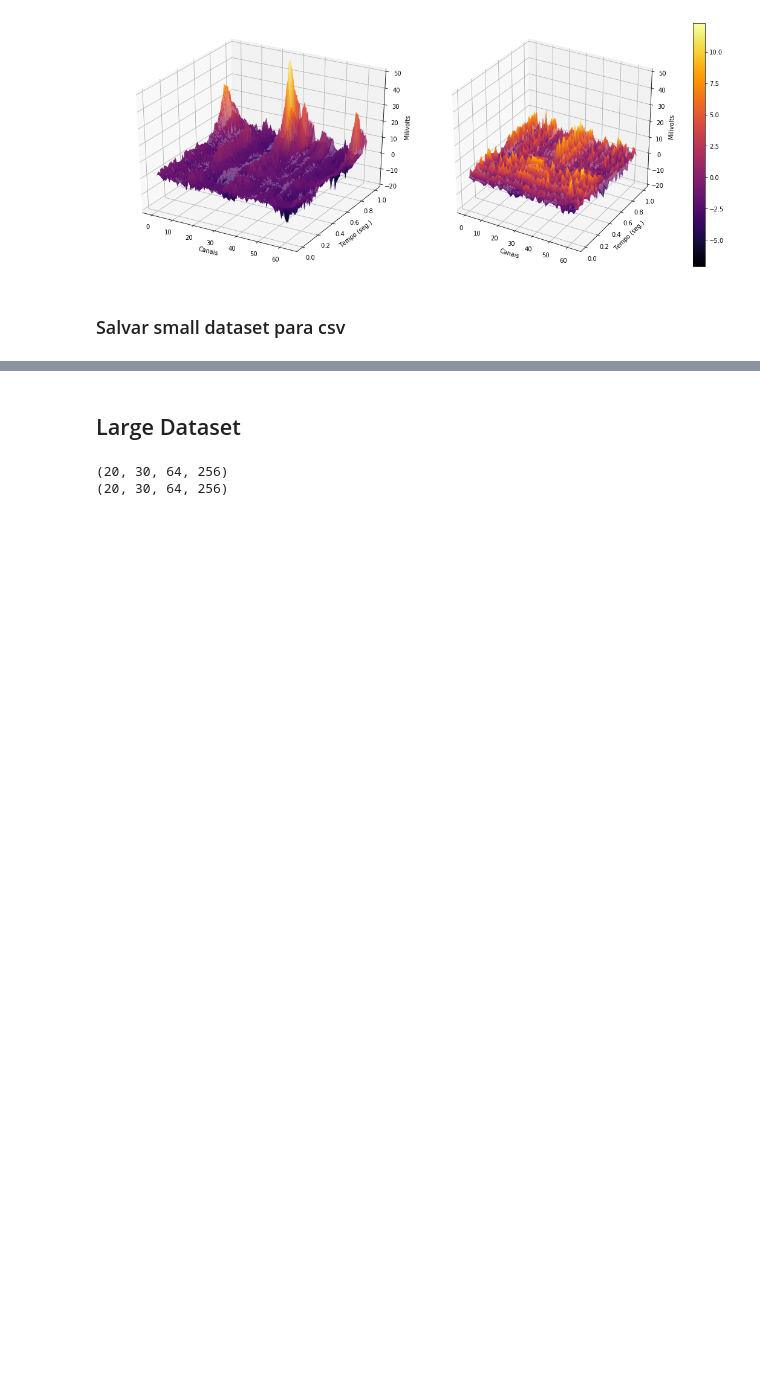
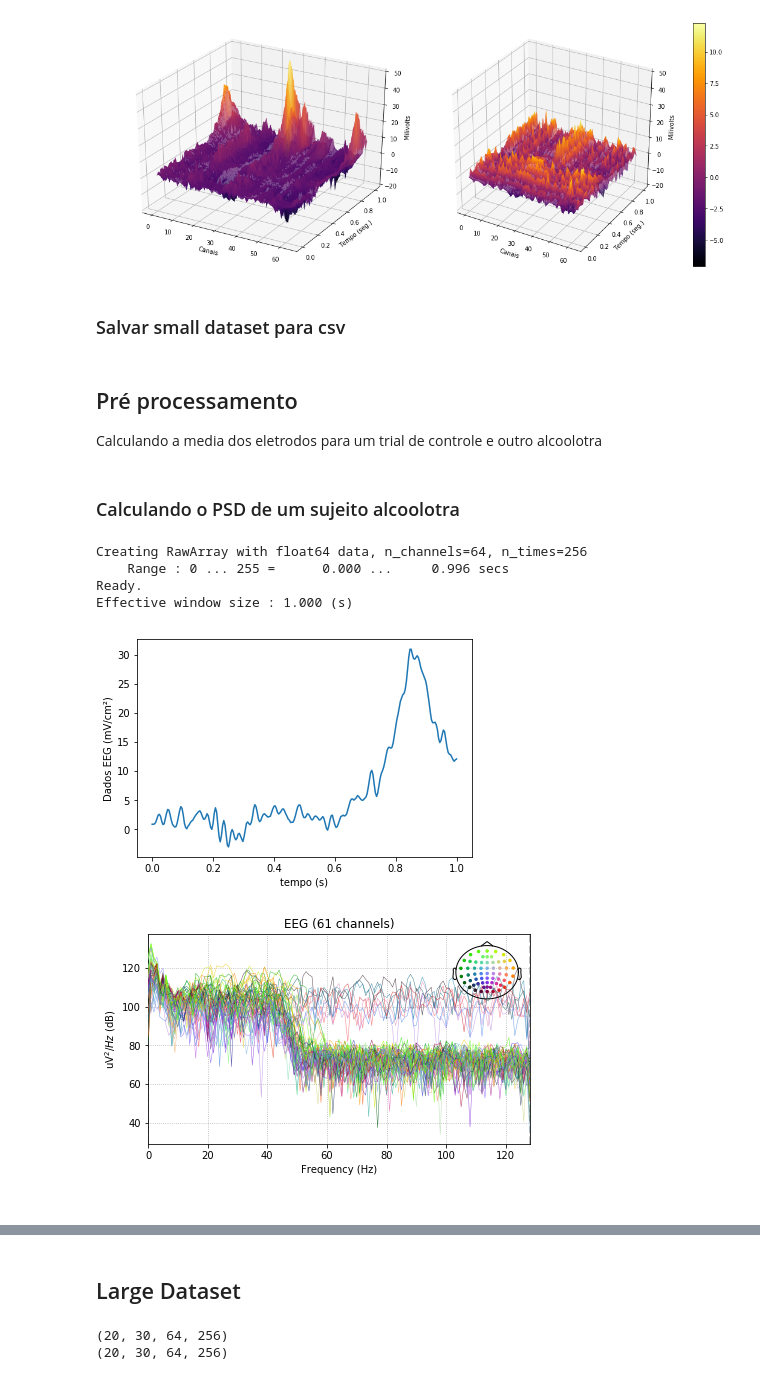
Before and after one commit to igornfaustino/processamento_sinais_biologicos, a Jupyter notebook: projeto1/Projeto1.ipynb, the cells around one changed output, grey strips where cells are left out. Saved outputs shown, nothing was run; the diff lists cells and outputs as text; code cells hidden in the pictures; blank space fills up the shorter version.

Commit message:
add pre process to main file

```diff
--- a/projeto1/Projeto1.ipynb
+++ b/projeto1/Projeto1.ipynb
@@ -213,7 +225,7 @@ folders = {
 # %% [markdown]
 ## Small Dataset
 # %%
-subjects = load_data(folders["small"])
+subjects, ch_names = load_data(folders["small"])
 
 data = np.array(subjects)
 print(data.shape)
@@ -306,3 +318,40 @@ if not os.path.exists('dataset/small_csv/'):
             f.write(gen_csv(trial))
             f.close()
         folder_idx += 1
+# %% [markdown]
+## Pré processamento
+
+Calculando a media dos eletrodos para um trial de controle e outro alcoolotra
+# %%
+alcoholic_average = np.average(data[0], axis=0)
+crontrol_average = np.average(data[3], axis=0)
+# %% [markdown]
+### Calculando o PSD de um sujeito alcoolotra
+# %%
+ch_types = ['eeg'] * 64
+info = mne.create_info(ch_names=ch_names, sfreq=256, ch_types=ch_types)
+raw_alcoholic = mne.io.RawArray(alcoholic_average, info)
+
+# São removidos aqui alguns canais que não parecem ser informações de eletrodos EEG
+raw_alcoholic.drop_channels(['x', 'nd', 'y'])
+
+# Aplicamos a montagem do padrão 10-20 para todos os eletrodos
+#
+montage = mne.channels.read_montage('standard_1020')
+raw_alcoholic.set_montage(montage)
+
+# Neste primeiro gráfico mostramos o sinal de um eletrodo no domínio do tempo
+plt.plot(np.linspace(0, 1, 256), raw_alcoholic.get_data()[0])
+plt.xlabel('tempo (s)')
+plt.ylabel('Dados EEG (mV/cm²)')
+
+# Aqui mostramos todos os 61 eletrodos que representam dados EEG
+raw_alcoholic.plot_psd()
+print()
+# %% [output]
+Creating RawArray with float64 data, n_channels=64, n_times=256
+    Range : 0 ... 255 =      0.000 ...     0.996 secs
+Ready.
+Effective window size : 1.000 (s)
+[figure, added]
+[figure, added]
```
Also changed, not shown: parts of 10 cells of this notebook, 2 other files.
